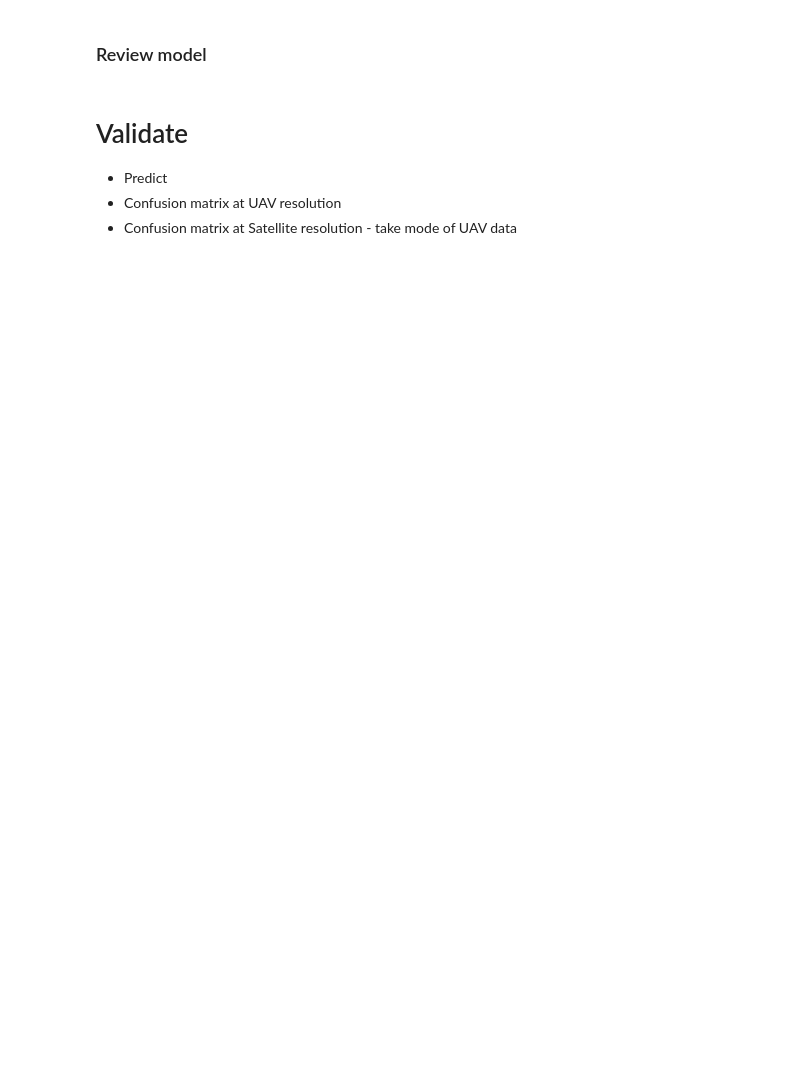
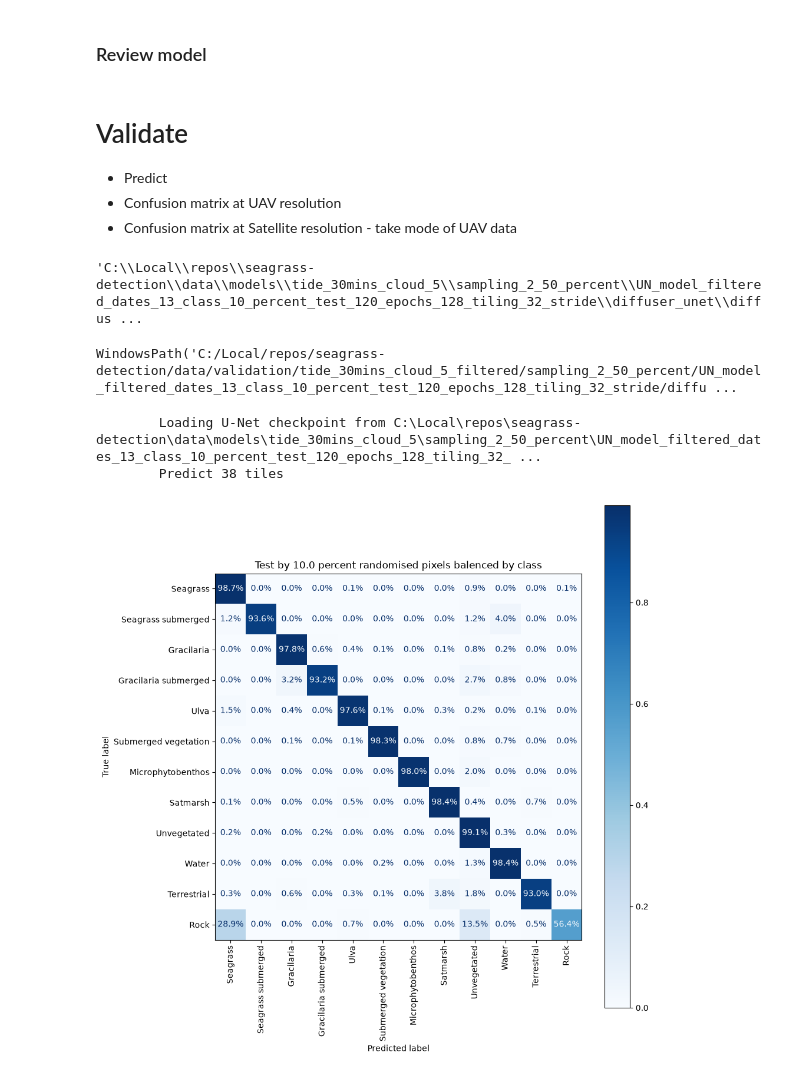
Before and after one commit to niwa/seagrass-detection, a Jupyter notebook: notebooks/unet_train_and_validate_percent_holdout_diffuser.ipynb, the cells around one changed output. Drawn from its saved outputs; the diff is of its cells as text; code cells hidden in the pictures; blank space fills up the shorter version.

Commit message:
changes for predictions with filters and then looking into fixing my tide api usage.

```diff
--- a/notebooks/unet_train_and_validate_percent_holdout_diffuser.ipynb
+++ b/notebooks/unet_train_and_validate_percent_holdout_diffuser.ipynb
@@ -139,24 +147,27 @@ training_sites_SI = ["CatlinsLake", "CatlinsRiverMouth", "Childrens", "Duvauchel
 ### Make sure you change the `model_file` name when experimenting
 # %%
 sample_method = "sampling_2"
-method_2_threshold = .8 # 1.0 .99 .98 .97 .95 .90
+method_2_threshold = .5 # 1.0 .99 .98 .97 .95 .90
 test_threshold = 0.1
-max_cloud_cover = 1 # percentage
+max_cloud_cover = 5 # percentage
 low_tide_delta_hrs = 0
 low_tide_delta_mins = 30
 
-num_epoch = 100
+num_epoch = 120
 tile_size = 128 # 64 128
 tile_stride = 32 # None #64
+
+filtered=True
 # %%
 training_sites = all_training_sites # training_sites_SI all_training_sites ["Duvauchelle"]
 
 models_path = utils.get_models_path(sample_method=sample_method, method_2_threshold=method_2_threshold,
                                     low_tide_delta_hrs=low_tide_delta_hrs, low_tide_delta_mins=low_tide_delta_mins,
                                     max_cloud_cover=max_cloud_cover)
-model_description = f"UN_model_all_trained_13_class_{int(test_threshold*100)}_percent_test_{num_epoch}_epochs_{tile_size}_tiling_{tile_stride}_stride"
+model_description = f"UN_model_filtered_dates_13_class_{int(test_threshold*100)}_percent_test_{num_epoch}_epochs_{tile_size}_tiling_{tile_stride}_stride"
 # f"UN_model_all_trained_13_class_{int(test_threshold*100)}_percent_test_{num_epoch}_epochs_{tile_size}_tiling_{tile_stride}_stride"
 models_path = models_path / model_description
+(models_path / "diffuser_unet").mkdir(exist_ok=True, parents=True)
 
 satellite_classes = satellite_classes_all
 satellite_classes_from_uav_classes = satellite_classes_from_uav_classes_all
@@ -175,10 +186,10 @@ data_path = utils.get_data_path()
 utils.create_data_folders()
 uav_labels_file = data_path / "ELF24505_ClassificationClasses.txt"
 sample_folder = utils.get_samples_path(sample_method=sample_method, method_2_threshold=method_2_threshold, low_tide_delta_hrs=low_tide_delta_hrs,
-                                       low_tide_delta_mins=low_tide_delta_mins, max_cloud_cover=max_cloud_cover)
+                                       low_tide_delta_mins=low_tide_delta_mins, max_cloud_cover=max_cloud_cover, filtered=filtered)
 
 validation_path = utils.get_validation_path(sample_method=sample_method, method_2_threshold=method_2_threshold, low_tide_delta_hrs=low_tide_delta_hrs,
-                                            low_tide_delta_mins=low_tide_delta_mins, max_cloud_cover=max_cloud_cover)
+                                            low_tide_delta_mins=low_tide_delta_mins, max_cloud_cover=max_cloud_cover, filtered=filtered)
 test_prediction_file = validation_path / model_description / "diffuser_unet" / f"{int(test_threshold*100)}_percent_prediction.npy"
 test_prediction_file.parent.mkdir(exist_ok=True, parents=True)
 # %% [markdown]
@@ -188,7 +203,7 @@ if True:
 
     tiles_array, labels_array = training.load_samples_and_tile(training_sites=training_sites,low_tide_delta_hrs=low_tide_delta_hrs,
                                                  low_tide_delta_mins=low_tide_delta_mins, max_cloud_cover=max_cloud_cover,
-                                                 method_2_threshold=method_2_threshold,tile_size=tile_size,stride=tile_stride,)
+                                                 method_2_threshold=method_2_threshold,tile_size=tile_size,stride=tile_stride, filtered=filtered,)
     train_tiles, train_labels, test_tiles, test_labels = training.randomise_tiles_to_test_and_training(
         tiles=tiles_array, labels=labels_array, test_threshold=test_threshold
     )
@@ -210,10 +225,16 @@ if True:
         uav_classes_to_ignore=uav_classes_to_ignore,
         satellite_classes=satellite_classes,
         satellite_from_uav_classes=satellite_classes_from_uav_classes,
-        scl_array=train_scl_array,
+        scl_array=test_scl_array,
         drop_scl_classes_to_ignore=True,
 )
+    # Save split test and train dataset
+    numpy.save(models_path / "diffuser_unet" / "train_tiles.npy", train_tiles)
+    numpy.save(models_path / "diffuser_unet" / "train_labels.npy", train_labels)
+    numpy.save(models_path / "diffuser_unet" / "test_tiles.npy", test_tiles)
+    numpy.save(models_path / "diffuser_unet" / "test_labels.npy", test_labels)
 
+    # perform training
     start = time.perf_counter()
     monitor_class_ids = {
         class_name: satellite_classes[class_name]
@@ -223,7 +244,7 @@ if True:
         tiles=train_tiles,
         labels=train_labels,
         models_path=models_path,
-        num_classes=12,
+        num_classes=max(numpy.max(test_labels), numpy.max(train_labels)) + 1,
         epochs=num_epoch,
         val_tiles=test_tiles,
         val_labels=test_labels,
@@ -231,13 +252,6 @@ if True:
     )
     elapsed = time.perf_counter() - start
     print(f"Elapsed time: {elapsed:.4f} seconds tp fit the model")
-
-
-    # Save split test and train dataset
-    numpy.save(models_path / "diffuser_unet" / "train_tiles.npy", train_tiles)
-    numpy.save(models_path / "diffuser_unet" / "train_labels.npy", train_labels)
-    numpy.save(models_path / "diffuser_unet" / "test_tiles.npy", test_tiles)
-    numpy.save(models_path / "diffuser_unet" / "test_labels.npy", test_labels)
 
     # Save a record of the classes considered in training
     satellite_classes_dataframe = pandas.DataFrame.from_dict(satellite_classes, orient='index', columns=['satellite_class_id'])
@@ -292,27 +330,38 @@ TPU available: False, using: 0 TPU cores
 * Confusion matrix at Satellite resolution - take mode of UAV data
 # %%
 best_model_path
+# %% [output]
+'C:\\Local\\repos\\seagrass-detection\\data\\models\\tide_30mins_cloud_5\\sampling_2_50_percent\\UN_model_filtered_dates_13_class_10_percent_test_120_epochs_128_tiling_32_stride\\diffuser_unet\\diffus ...
+# %%
+test_prediction_file
+# %% [output]
+WindowsPath('C:/Local/repos/seagrass-detection/data/validation/tide_30mins_cloud_5_filtered/sampling_2_50_percent/UN_model_filtered_dates_13_class_10_percent_test_120_epochs_128_tiling_32_stride/diffu ...
 # %%
 if not test_prediction_file.exists():
     predictions = training.predict_samples_unet(test_tiles=test_tiles,
-                                                checkpoint_file=best_model_path)
+                                                checkpoint_file=best_model_path,
+                                                weights_only=False)
     numpy.save(test_prediction_file, predictions)
 else:
     print(f"Prediction file '{test_prediction_file.name}' already eixsts. Delete if you want to repredict.")
     numpy.save(test_prediction_file, predictions)
 
 '''print(
     f"Satellite training classes present: {[key for key, value in satellite_classes.items() if value in predictions['satellite_class_id'].unique()]}. "
     f"Predicted classes present: {[key for key, value in satellite_classes.items() if value in predictions['predicted_class_id'].unique()]}. "
      )'''
 
 plot_filename = test_prediction_file.with_name( f"{test_prediction_file.stem}_confusion_matrix.png")
 plot_title = f"Test by {test_threshold*100} percent randomised pixels balenced by class"
 
 training.confusion_matrix_of_pixels(
     truth=numpy.hstack(numpy.hstack(test_labels)),
     predictions=numpy.hstack(numpy.hstack(predictions)),
     satellite_classes=satellite_classes,
     plot_filename=plot_filename,
     plot_title=plot_title
 );
+# %% [output]
+        Loading U-Net checkpoint from C:\Local\repos\seagrass-detection\data\models\tide_30mins_cloud_5\sampling_2_50_percent\UN_model_filtered_dates_13_class_10_percent_test_120_epochs_128_tiling_32_ ...
+        Predict 38 tiles
+[figure, added]
```
Also changed, not shown: parts of 5 cells of this notebook, 18 other files.
